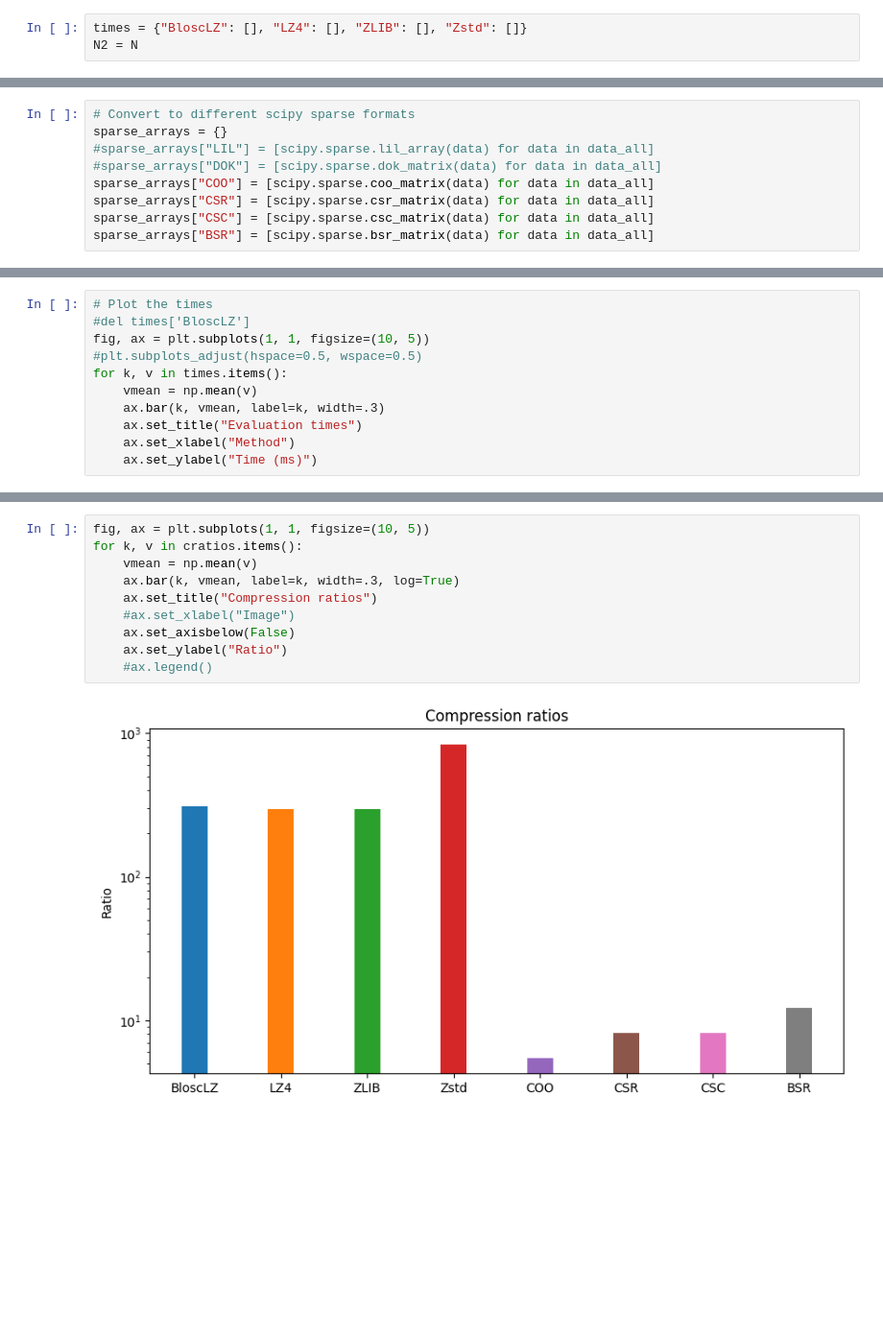
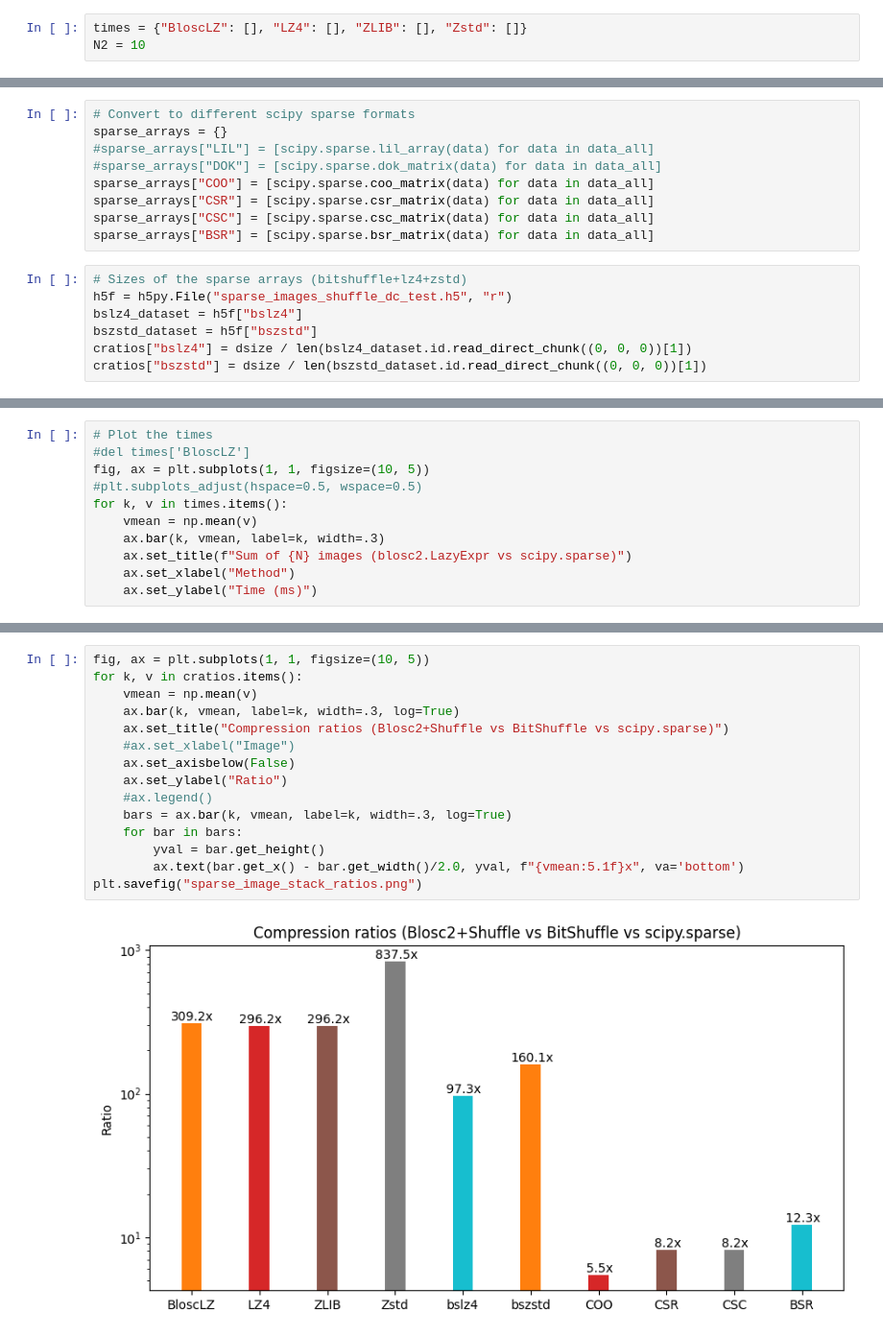
Before and after one commit to Blosc/leaps-examples, a Jupyter notebook: sparse/blosc2-vs-canonical-Intel-codecs-newref.ipynb, the cells around one changed output, grey strips where cells are left out. Shown: that part at 96% size. Cells and saved outputs as stored; diff of their text form; blank space fills up the shorter version.

```diff
--- a/sparse/blosc2-vs-canonical-Intel-codecs-newref.ipynb
+++ b/sparse/blosc2-vs-canonical-Intel-codecs-newref.ipynb
@@ -196,6 +196,6 @@ plt.savefig("sparse_image_stack_speeds.png")
 # %%
 times = {"BloscLZ": [], "LZ4": [], "ZLIB": [], "Zstd": []}
-N2 = N
+N2 = 10
 # %%
 # Compute the time to evaluate the sum of the compressed images
 for k, v in a.items():
@@ -246,4 +246,11 @@ sparse_arrays["COO"] = [scipy.sparse.coo_matrix(data) for data in data_all]
 sparse_arrays["CSR"] = [scipy.sparse.csr_matrix(data) for data in data_all]
 sparse_arrays["CSC"] = [scipy.sparse.csc_matrix(data) for data in data_all]
 sparse_arrays["BSR"] = [scipy.sparse.bsr_matrix(data) for data in data_all]
+# %%
+# Sizes of the sparse arrays (bitshuffle+lz4+zstd)
+h5f = h5py.File("sparse_images_shuffle_dc_test.h5", "r")
+bslz4_dataset = h5f["bslz4"]
+bszstd_dataset = h5f["bszstd"]
+cratios["bslz4"] = dsize / len(bslz4_dataset.id.read_direct_chunk((0, 0, 0))[1])
+cratios["bszstd"] = dsize / len(bszstd_dataset.id.read_direct_chunk((0, 0, 0))[1])
 # %%
@@ -291,7 +298,7 @@ fig, ax = plt.subplots(1, 1, figsize=(10, 5))
 for k, v in times.items():
     vmean = np.mean(v)
     ax.bar(k, vmean, label=k, width=.3)
-    ax.set_title("Evaluation times")
+    ax.set_title(f"Sum of {N} images (blosc2.LazyExpr vs scipy.sparse)")
     ax.set_xlabel("Method")
     ax.set_ylabel("Time (ms)")
 # %% [output]
@@ -299,12 +306,17 @@ for k, v in times.items():
 # %%
 fig, ax = plt.subplots(1, 1, figsize=(10, 5))
 for k, v in cratios.items():
     vmean = np.mean(v)
     ax.bar(k, vmean, label=k, width=.3, log=True)
-    ax.set_title("Compression ratios")
+    ax.set_title("Compression ratios (Blosc2+Shuffle vs BitShuffle vs scipy.sparse)")
     #ax.set_xlabel("Image")
     ax.set_axisbelow(False)
     ax.set_ylabel("Ratio")
     #ax.legend()
+    bars = ax.bar(k, vmean, label=k, width=.3, log=True)
+    for bar in bars:
+        yval = bar.get_height()
+        ax.text(bar.get_x() - bar.get_width()/2.0, yval, f"{vmean:5.1f}x", va='bottom')
+plt.savefig("sparse_image_stack_ratios.png")
 # %% [output]
-[figure, old version]
+[figure, new version]
```
Also changed, not shown: parts of 9 cells of this notebook.
